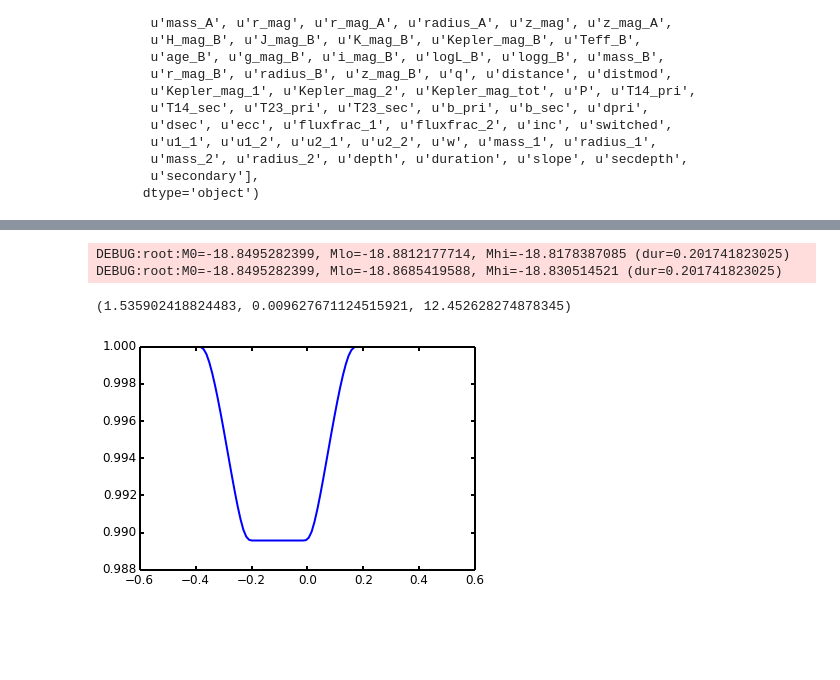
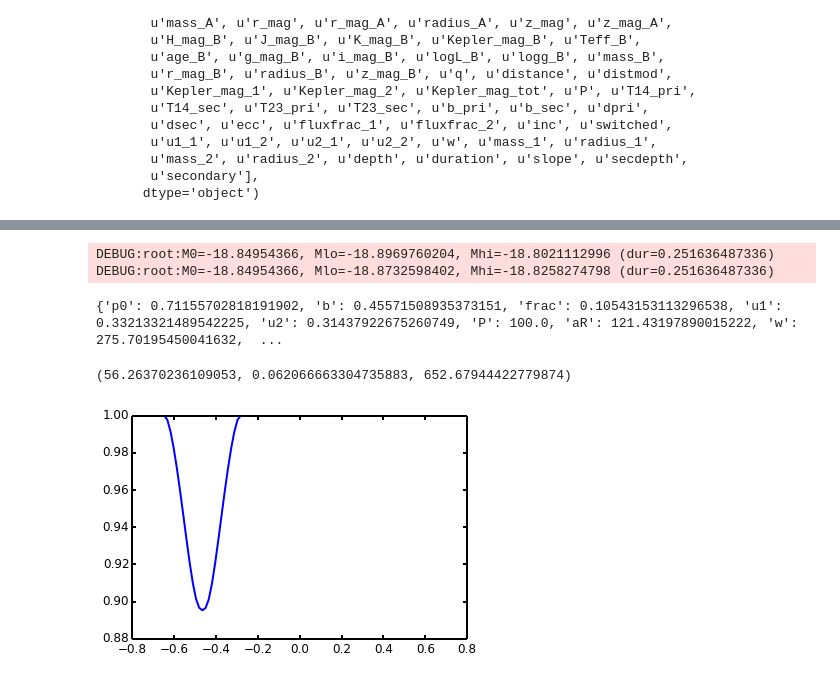
Before and after one commit to timothydmorton/exosyspop, a Jupyter notebook: Exploration.ipynb, the cells around one changed output, grey strips where cells are left out. Saved outputs shown, nothing was run; the diff lists cells and outputs as text; code cells hidden in the pictures; blank space fills up the shorter version.

```diff
--- a/Exploration.ipynb
+++ b/Exploration.ipynb
@@ -33,6 +33,9 @@ from vespa import EBPopulation
 ebpop = EBPopulation(period=100, starmodel=mod, n=1000)
 # %%
 ebpop.fit_trapezoids()
+# %%
+ebpop.save_hdf('ebpop.h5');
+ebpop = EBPopulation.load_hdf('ebpop.h5')
 # %%
 ebpop.stars[['T14_pri','T14_sec','secondary', 'duration','depth','slope']].head()
 # %% [output]
@@ -156,12 +160,15 @@ import logging
 rootLogger = logging.getLogger()
 rootLogger.setLevel(logging.DEBUG)
 # %%
-i = 34
-ts,fs = pop.eclipse(i, secondary=True, width=5)
+i = 46
+pars = pop.eclipse_pars(i, secondary=True)
+ts,fs = pop.eclipse(i, secondary=True, width=6, tol=1e-4)
 plt.plot(ts, fs)
+print(pars)
 pop.eclipse_trapfit(i, secondary=True)
 # %% [output]
-DEBUG:root:M0=-18.8495282399, Mlo=-18.8812177714, Mhi=-18.8178387085 (dur=0.201741823025)
-DEBUG:root:M0=-18.8495282399, Mlo=-18.8685419588, Mhi=-18.830514521 (dur=0.201741823025)
+DEBUG:root:M0=-18.84954366, Mlo=-18.8969760204, Mhi=-18.8021112996 (dur=0.251636487336)
+DEBUG:root:M0=-18.84954366, Mlo=-18.8732598402, Mhi=-18.8258274798 (dur=0.251636487336)
-(1.535902418824483, 0.009627671124515921, 12.452628274878345)
+{'p0': 0.71155702818191902, 'b': 0.45571508935373151, 'frac': 0.10543153113296538, 'u1': 0.33213321489542225, 'u2': 0.31437922675260749, 'P': 100.0, 'aR': 121.43197890015222, 'w': 275.70195450041632,  ...
+(56.26370236109053, 0.062066663304735883, 652.67944422779874)
-[figure, old version]
+[figure, new version]
```
Also changed, not shown: parts of 3 cells of this notebook.
